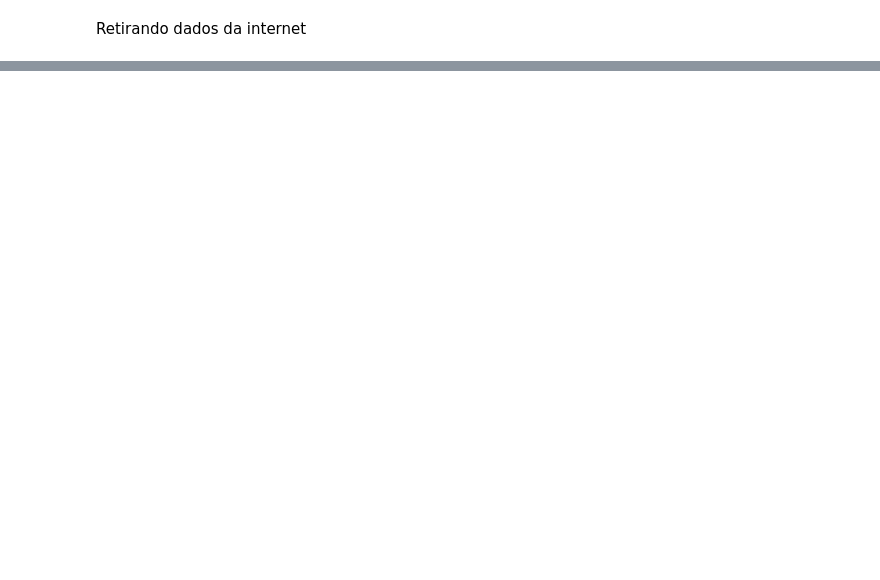
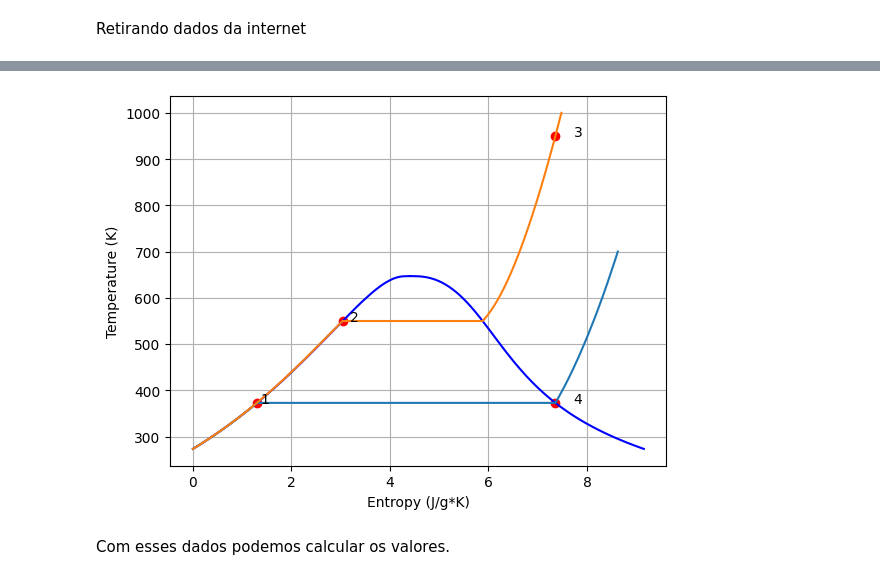
Before and after one commit to guilhermeilum/termo, a Jupyter notebook: desafio4_em_progresso.ipynb, the cells around one changed output, grey strips where cells are left out. Cells and saved outputs as stored; diff of their text form; code cells hidden in the pictures; blank space fills up the shorter version.

```diff
--- a/desafio4_em_progresso.ipynb
+++ b/desafio4_em_progresso.ipynb
@@ -724,0 +756,7 @@ plt.show()
+# %%
+index_temp_ambiente_liquid = liquid_phase_data[
+    liquid_phase_data["Pressure (MPa)"] >= 0.1
+].index[0]
+index_temp_ambiente_vapor = vapor_phase_data[
+    vapor_phase_data["Pressure (MPa)"] >= 0.1
+].index[0]
@@ -724,0 +765,68 @@ plt.show()
+# %%
+dados_isobaricos_02 = pd.read_csv("dados/dados_isobaricos_02.txt", sep="\t")
+index_ponto3 = dados_isobaricos_02[
+    dados_isobaricos_02["Entropy (J/g*K)"]
+    >= vapor_phase_data["Entropy (J/g*K)"].loc[index_temp_ambiente_vapor]
+].index[0]
+# %%
+plt.plot(
+    liquid_phase_data["Entropy (J/g*K)"], liquid_phase_data["Temperature (K)"], "b"
+)
+plt.plot(
+    vapor_phase_data["Entropy (J/g*K)"], vapor_phase_data["Temperature (K)"], "b"
+)
+
+plt.scatter(
+    liquid_phase_data["Entropy (J/g*K)"].loc[index_temp_ambiente_liquid],
+    liquid_phase_data["Temperature (K)"].loc[index_temp_ambiente_liquid],
+    color="red",
+)
+plt.text(
+    liquid_phase_data["Entropy (J/g*K)"].loc[index_temp_ambiente_liquid]*1.05,
+    liquid_phase_data["Temperature (K)"].loc[index_temp_ambiente_liquid],
+    "1",
+)
+plt.scatter(
+    vapor_phase_data["Entropy (J/g*K)"].loc[index_temp_ambiente_vapor],
+    vapor_phase_data["Temperature (K)"].loc[index_temp_ambiente_vapor],
+    color="red",
+)
+plt.text(
+    vapor_phase_data["Entropy (J/g*K)"].loc[index_temp_ambiente_vapor]*1.05,
+    vapor_phase_data["Temperature (K)"].loc[index_temp_ambiente_vapor],
+    "4",
+)
+plt.scatter(
+    liquid_phase_data["Entropy (J/g*K)"].loc[444],
+    liquid_phase_data["Temperature (K)"].loc[444],
+    color="red",
+)
+plt.text(
+    liquid_phase_data["Entropy (J/g*K)"].loc[444]*1.05,
+    liquid_phase_data["Temperature (K)"].loc[444],
+    "2",
+)
+plt.scatter(
+    dados_isobaricos_02["Entropy (J/g*K)"].loc[index_ponto3],
+    dados_isobaricos_02["Temperature (K)"].loc[index_ponto3],
+    color="red",
+)
+plt.text(
+    dados_isobaricos_02["Entropy (J/g*K)"].loc[index_ponto3]*1.05,
+    dados_isobaricos_02["Temperature (K)"].loc[index_ponto3],
+    "3",
+)
+
+plt.plot(dados_isobaricos["Entropy (J/g*K)"], dados_isobaricos["Temperature (K)"])
+plt.plot(
+    dados_isobaricos_02["Entropy (J/g*K)"], dados_isobaricos_02["Temperature (K)"]
+)
+
+plt.xlabel("Entropy (J/g*K)")
+plt.ylabel("Temperature (K)")
+plt.grid()
+plt.show()
+# %% [output]
+[figure, added]
+# %% [markdown]
+Com esses dados podemos calcular os valores.
```
Also changed, not shown: parts of 29 cells of this notebook, 8 other files.
